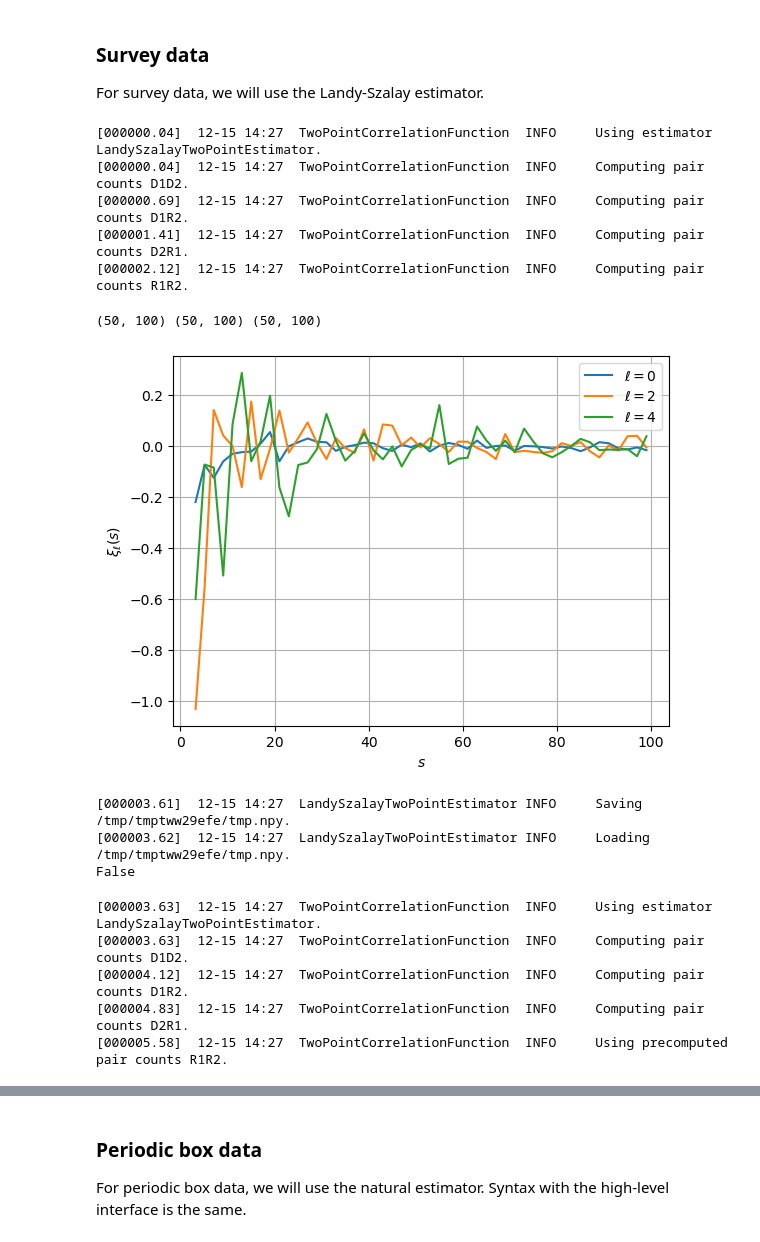
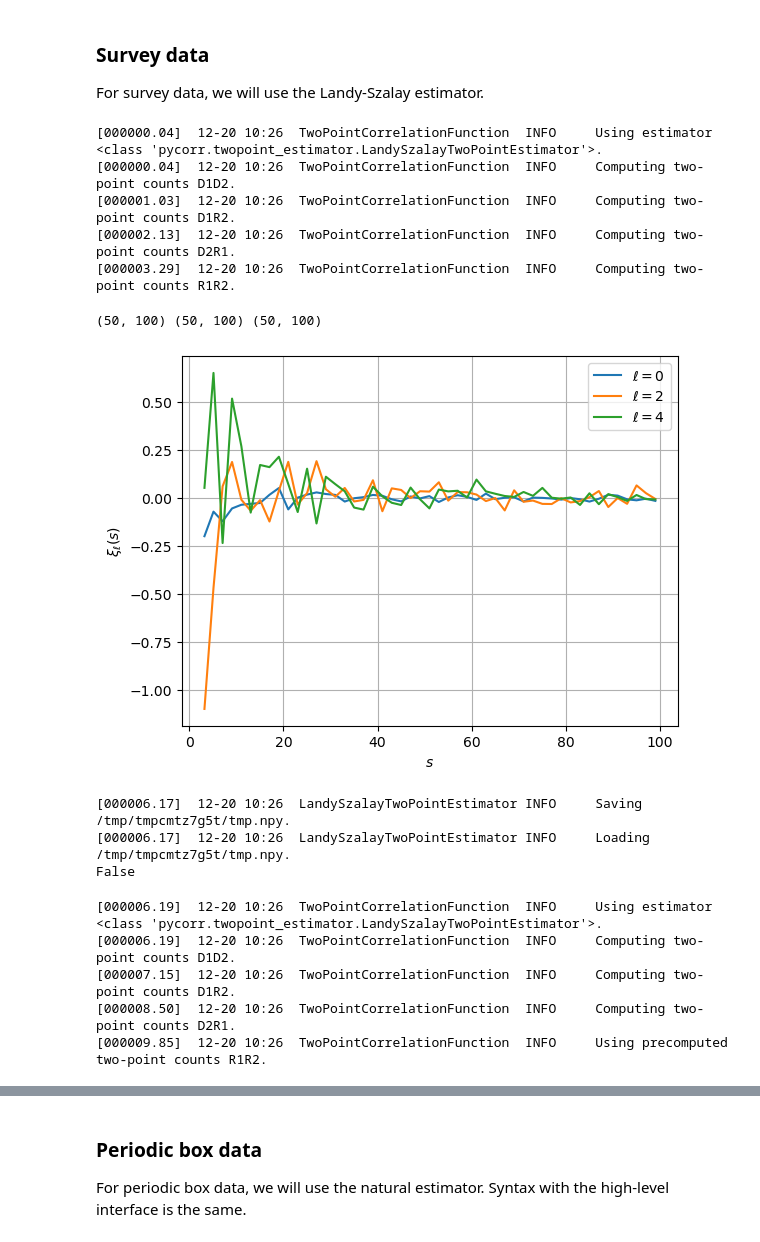
Before and after one commit to cosmodesi/pycorr, a Jupyter notebook: nb/basic_examples.ipynb, the cells around one changed output, grey strips where cells are left out. Drawn from its saved outputs; the diff is of its cells as text; code cells hidden in the pictures.

```diff
--- a/nb/basic_examples.ipynb
+++ b/nb/basic_examples.ipynb
@@ -18,11 +19,11 @@ from pycorr import TwoPointCorrelationFunction, TwoPointEstimator, LandySzalayTw
 # To activate logging
 setup_logging()
 # %%
-def generate_catalogs(size=10000, boxsize=(1000,)*3, offset=1000., n_individual_weights=1, seed=42):
+def generate_catalogs(size=10000, boxsize=(1000,)*3, offset=(1000.,0.,0.), n_individual_weights=1, seed=42):
     rng = np.random.RandomState(seed=seed)
     toret = []
     for i in range(2):
-        positions = [offset + rng.uniform(0., 1., size)*b for b in boxsize]
+        positions = [o + rng.uniform(0., 1., size)*b for o, b in zip(offset, boxsize)]
         weights = [rng.uniform(0.5, 1., size) for i in range(n_individual_weights)]
         toret.append((positions, weights))
     return toret
@@ -47,11 +48,11 @@ result = TwoPointCorrelationFunction('smu', edges, data_positions1=data_position
                                      randoms_positions2=randoms_positions2, randoms_weights2=randoms_weights2,
                                      engine='corrfunc', nthreads=4)
 # %% [output]
-[000000.04]  12-15 14:27  TwoPointCorrelationFunction  INFO     Using estimator LandySzalayTwoPointEstimator.
-[000000.04]  12-15 14:27  TwoPointCorrelationFunction  INFO     Computing pair counts D1D2.
-[000000.69]  12-15 14:27  TwoPointCorrelationFunction  INFO     Computing pair counts D1R2.
-[000001.41]  12-15 14:27  TwoPointCorrelationFunction  INFO     Computing pair counts D2R1.
-[000002.12]  12-15 14:27  TwoPointCorrelationFunction  INFO     Computing pair counts R1R2.
+[000000.04]  12-20 10:26  TwoPointCorrelationFunction  INFO     Using estimator <class 'pycorr.twopoint_estimator.LandySzalayTwoPointEstimator'>.
+[000000.04]  12-20 10:26  TwoPointCorrelationFunction  INFO     Computing two-point counts D1D2.
+[000001.03]  12-20 10:26  TwoPointCorrelationFunction  INFO     Computing two-point counts D1R2.
+[000002.13]  12-20 10:26  TwoPointCorrelationFunction  INFO     Computing two-point counts D2R1.
+[000003.29]  12-20 10:26  TwoPointCorrelationFunction  INFO     Computing two-point counts R1R2.
 # %%
 # s, mu and weighted counts can be obtained through:
 print(result.sep.shape, result.seps[1].shape, result.corr.shape)
@@ -60,18 +61,18 @@ print(result.sep.shape, result.seps[1].shape, result.corr.shape)
 # %%
 # Let us project to multipoles (monopole, quadruple, hexadecapole)
 ells = (0, 2, 4)
 s, xiell = project_to_multipoles(result, ells=ells)
 ax = plt.gca()
 for ill,ell in enumerate(ells):
     ax.plot(s, xiell[ill], label='$\ell = {:d}$'.format(ell))
 ax.legend()
 ax.grid(True)
-ax.set_xlabel('$s$')
+ax.set_xlabel(r'$s$')
 ax.set_ylabel(r'$\xi_{\ell}(s)$')
 plt.show()
 # Zero correlation, as expected
 # %% [output]
-[figure, old version]
+[figure, new version]
 # %%
 # You can save the result
 with tempfile.TemporaryDirectory() as tmp_dir:
@@ -81,8 +82,8 @@ with tempfile.TemporaryDirectory() as tmp_dir:
     result = LandySzalayTwoPointEstimator.load(fn)
     print(result.autocorr)
 # %% [output]
-[000003.61]  12-15 14:27  LandySzalayTwoPointEstimator INFO     Saving /tmp/tmptww29efe/tmp.npy.
-[000003.62]  12-15 14:27  LandySzalayTwoPointEstimator INFO     Loading /tmp/tmptww29efe/tmp.npy.
+[000006.17]  12-20 10:26  LandySzalayTwoPointEstimator INFO     Saving /tmp/tmpcmtz7g5t/tmp.npy.
+[000006.17]  12-20 10:26  LandySzalayTwoPointEstimator INFO     Loading /tmp/tmpcmtz7g5t/tmp.npy.
 False
 # %%
 # You can reuse a precomputed R1R2 result.R1R2
@@ -95,11 +96,11 @@ result2 = TwoPointCorrelationFunction('smu', edges, data_positions1=data_positio
 mask = np.isfinite(result.corr)
 assert np.allclose(result2.corr[mask], result.corr[mask])
 # %% [output]
-[000003.63]  12-15 14:27  TwoPointCorrelationFunction  INFO     Using estimator LandySzalayTwoPointEstimator.
-[000003.63]  12-15 14:27  TwoPointCorrelationFunction  INFO     Computing pair counts D1D2.
-[000004.12]  12-15 14:27  TwoPointCorrelationFunction  INFO     Computing pair counts D1R2.
-[000004.83]  12-15 14:27  TwoPointCorrelationFunction  INFO     Computing pair counts D2R1.
-[000005.58]  12-15 14:27  TwoPointCorrelationFunction  INFO     Using precomputed pair counts R1R2.
+[000006.19]  12-20 10:26  TwoPointCorrelationFunction  INFO     Using estimator <class 'pycorr.twopoint_estimator.LandySzalayTwoPointEstimator'>.
+[000006.19]  12-20 10:26  TwoPointCorrelationFunction  INFO     Computing two-point counts D1D2.
+[000007.15]  12-20 10:26  TwoPointCorrelationFunction  INFO     Computing two-point counts D1R2.
+[000008.50]  12-20 10:26  TwoPointCorrelationFunction  INFO     Computing two-point counts D2R1.
+[000009.85]  12-20 10:26  TwoPointCorrelationFunction  INFO     Using precomputed two-point counts R1R2.
 # %%
 # Other binning are "s", "rppi"
 edges = np.linspace(1, 100, 51)
```
Also changed, not shown: parts of 9 cells of this notebook, 17 other files.
